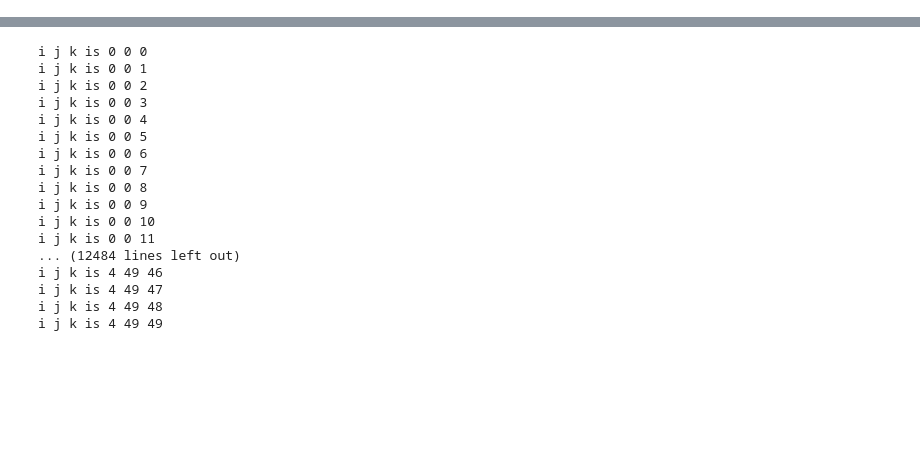
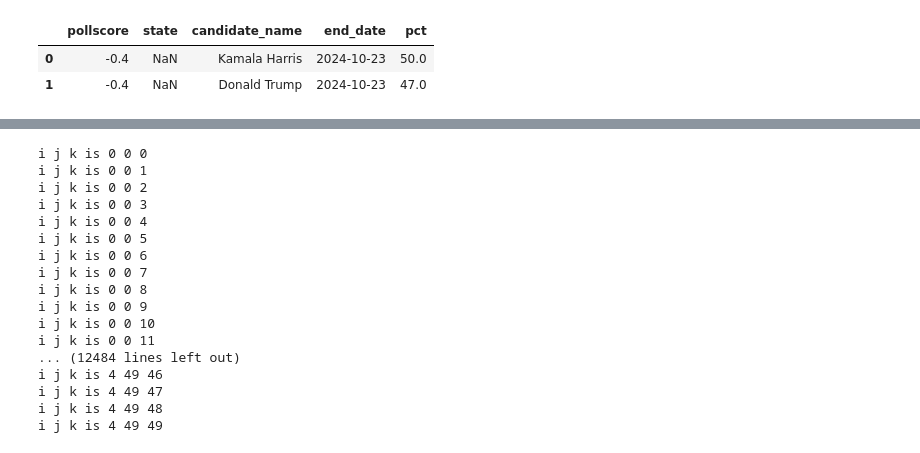
Before and after one commit to wh33les/2024ElectionForecast, a Jupyter notebook: forecast.ipynb, the cells around one changed output, grey strips where cells are left out. Saved outputs shown, nothing was run; the diff lists cells and outputs as text; code cells hidden in the pictures; blank space fills up the shorter version.

```diff
--- a/forecast.ipynb
+++ b/forecast.ipynb
@@ -69,3 +68,9 @@ df = df.loc[df['pollscore'] < 0]
+# %%
+df
+# %% [output]
+|  | pollscore | state | candidate_name | end_date | pct |
+| 0 | -0.4 | NaN | Kamala Harris | 2024-10-23 | 50.0 |
+| 1 | -0.4 | NaN | Donald Trump | 2024-10-23 | 47.0 |
 # %%
 # Use groupby to get daily averages (unweighted so far)
 
```
Also changed, not shown: parts of 15 cells of this notebook, 7 other files.
